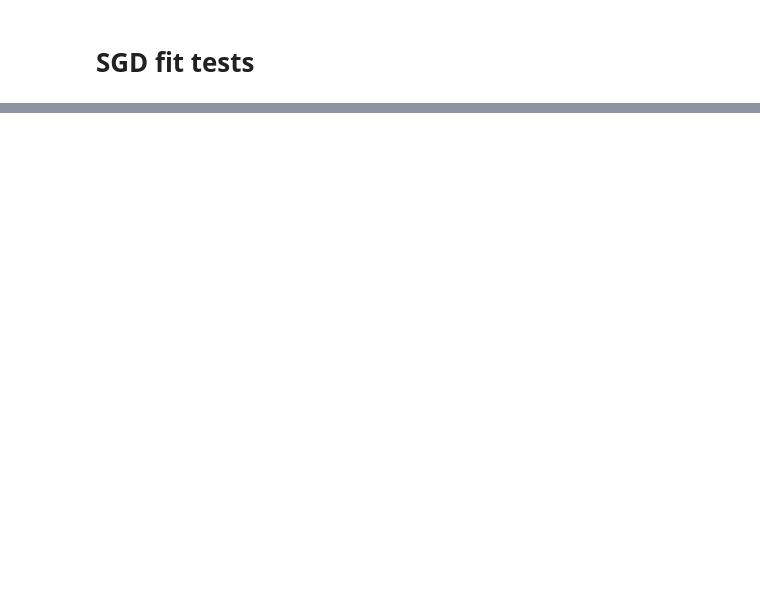
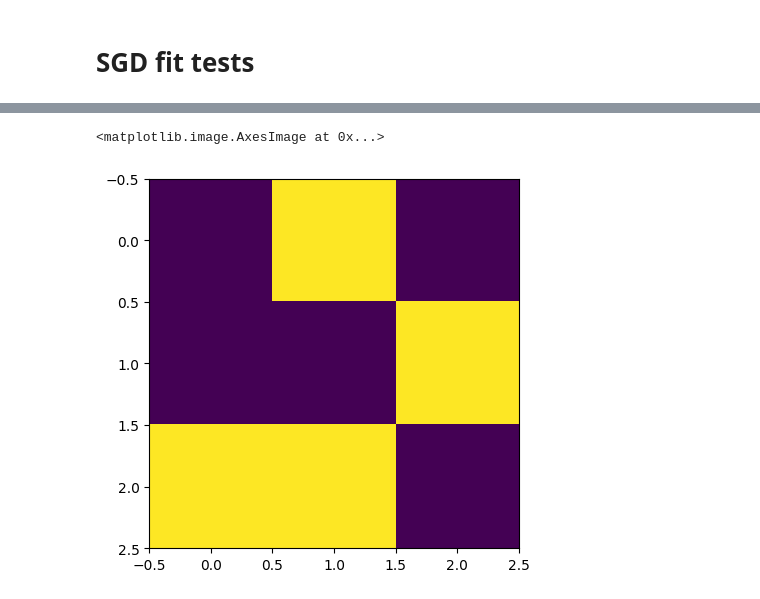
Before and after one commit to joaovaleriano/gLV_OED, a Jupyter notebook: notebooks/sgd_fit_tests.ipynb, the cells around one changed output, grey strips where cells are left out. Cells and saved outputs as stored; diff of their text form; code cells hidden in the pictures; blank space fills up the shorter version.

```diff
--- a/notebooks/sgd_fit_tests.ipynb
+++ b/notebooks/sgd_fit_tests.ipynb
@@ -129,0 +149,5 @@ plt.plot(t, sol)
+# %%
+plt.imshow(np.sign(fit_ridge_cv(replicates)[1]))
+# %% [output]
+<matplotlib.image.AxesImage at 0x...>
+[figure, added]
```
Also changed, not shown: parts of 4 cells of this notebook.
